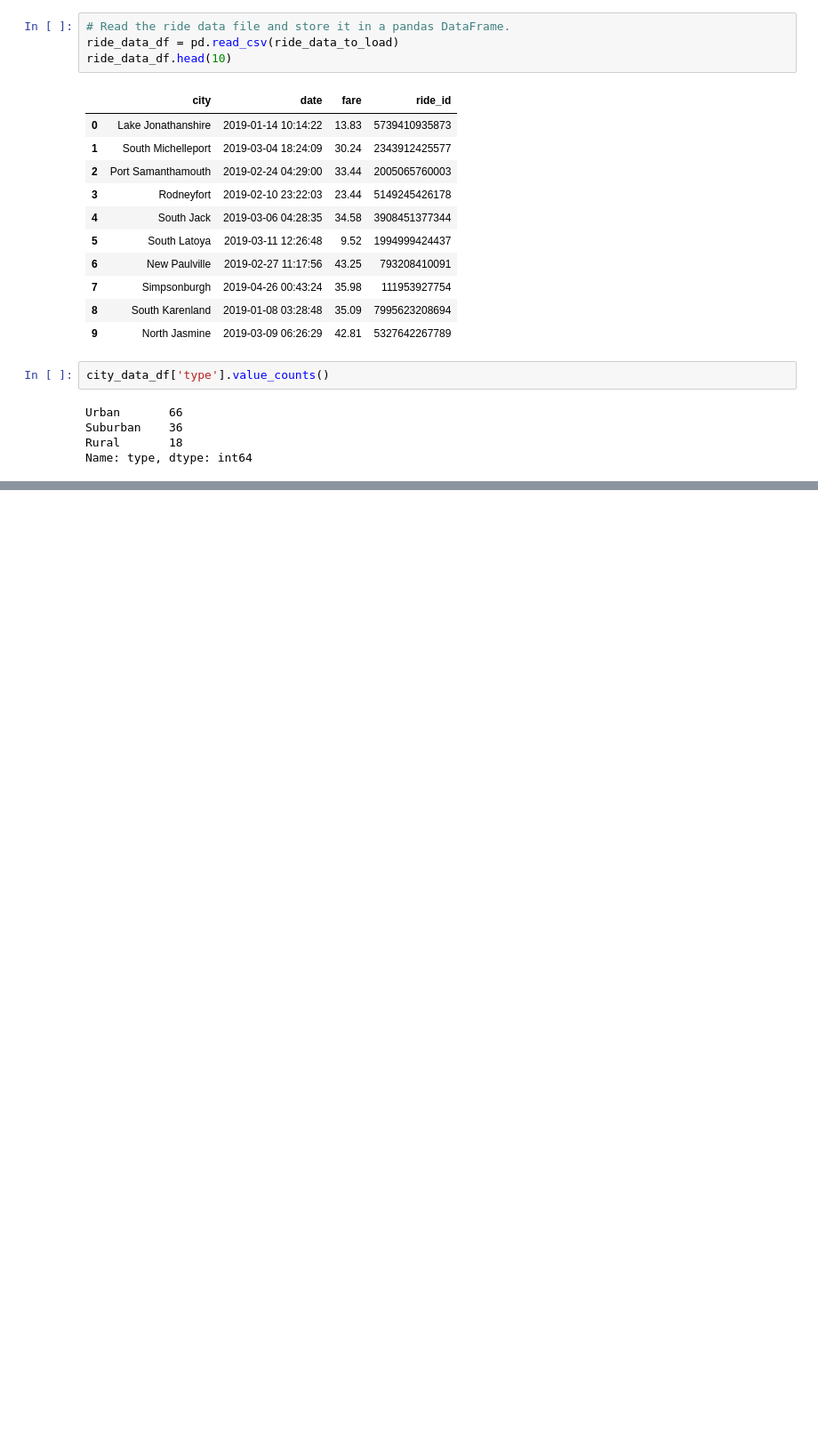
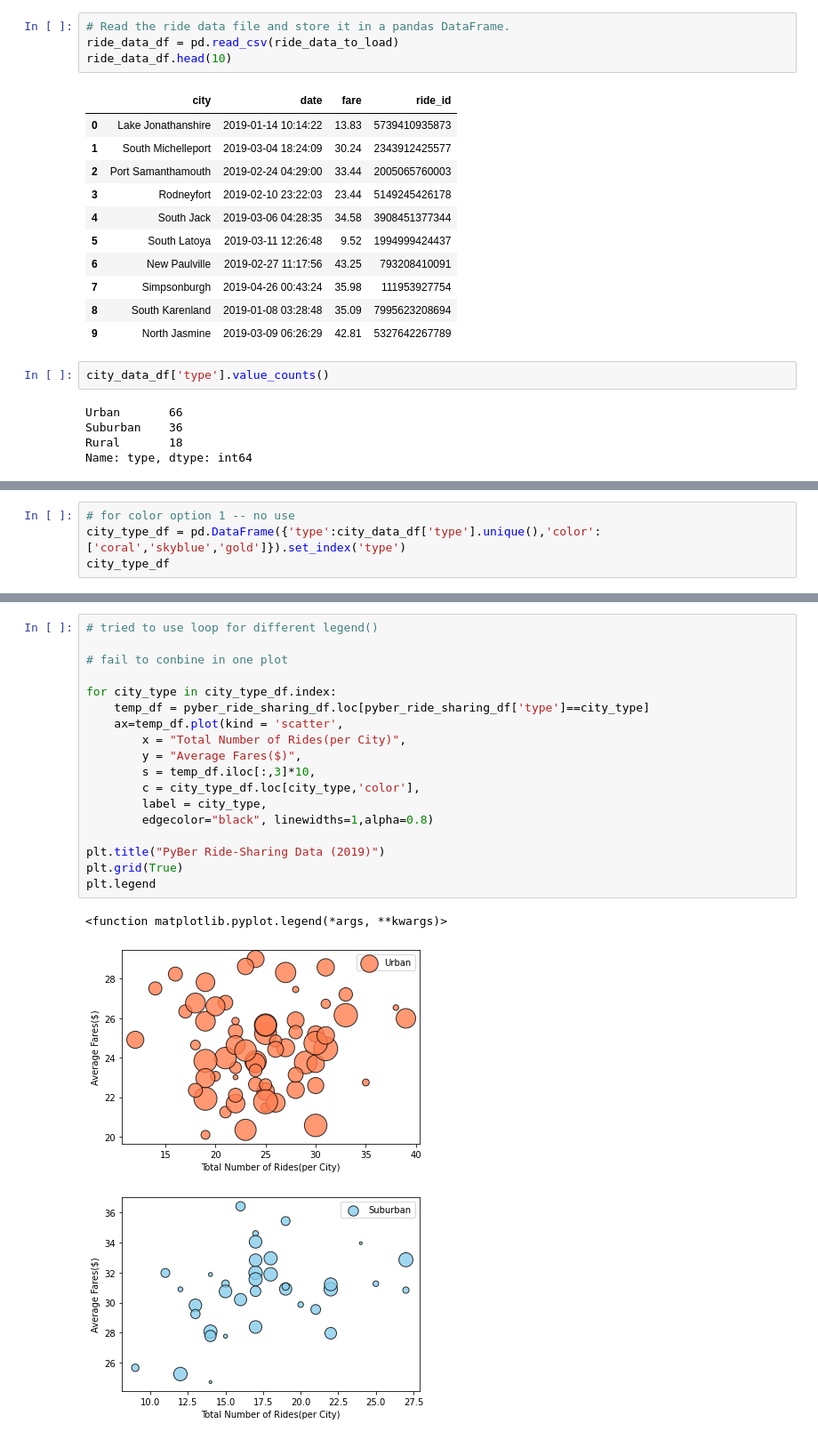
Before and after one commit to hjx2019/PyBer_Analysis, a Jupyter notebook: PyBer.ipynb, the cells around one changed output, grey strips where cells are left out. Shown at 89% size. Cells and saved outputs as stored; diff of their text form; blank space fills up the shorter version.

```diff
--- a/PyBer.ipynb
+++ b/PyBer.ipynb
@@ -56,0 +93,4 @@ SyntaxError: positional argument follows keyword argument (<ipython-input-8-dcfe
+# %%
+# for color option 1 -- no use
+city_type_df = pd.DataFrame({'type':city_data_df['type'].unique(),'color':['coral','skyblue','gold']}).set_index('type')
+city_type_df
@@ -56,0 +113,22 @@ SyntaxError: positional argument follows keyword argument (<ipython-input-8-dcfe
+# %%
+# tried to use loop for different legend()
+
+# fail to conbine in one plot
+
+for city_type in city_type_df.index:
+    temp_df = pyber_ride_sharing_df.loc[pyber_ride_sharing_df['type']==city_type]
+    ax=temp_df.plot(kind = 'scatter',
+        x = "Total Number of Rides(per City)",
+        y = "Average Fares($)",
+        s = temp_df.iloc[:,3]*10,
+        c = city_type_df.loc[city_type,'color'],
+        label = city_type,
+        edgecolor="black", linewidths=1,alpha=0.8)
+
+plt.title("PyBer Ride-Sharing Data (2019)")
+plt.grid(True)
+plt.legend
+# %% [output]
+<function matplotlib.pyplot.legend(*args, **kwargs)>
+[figure, added]
+[figure, added]
```
Also changed, not shown: parts of 15 cells of this notebook.
